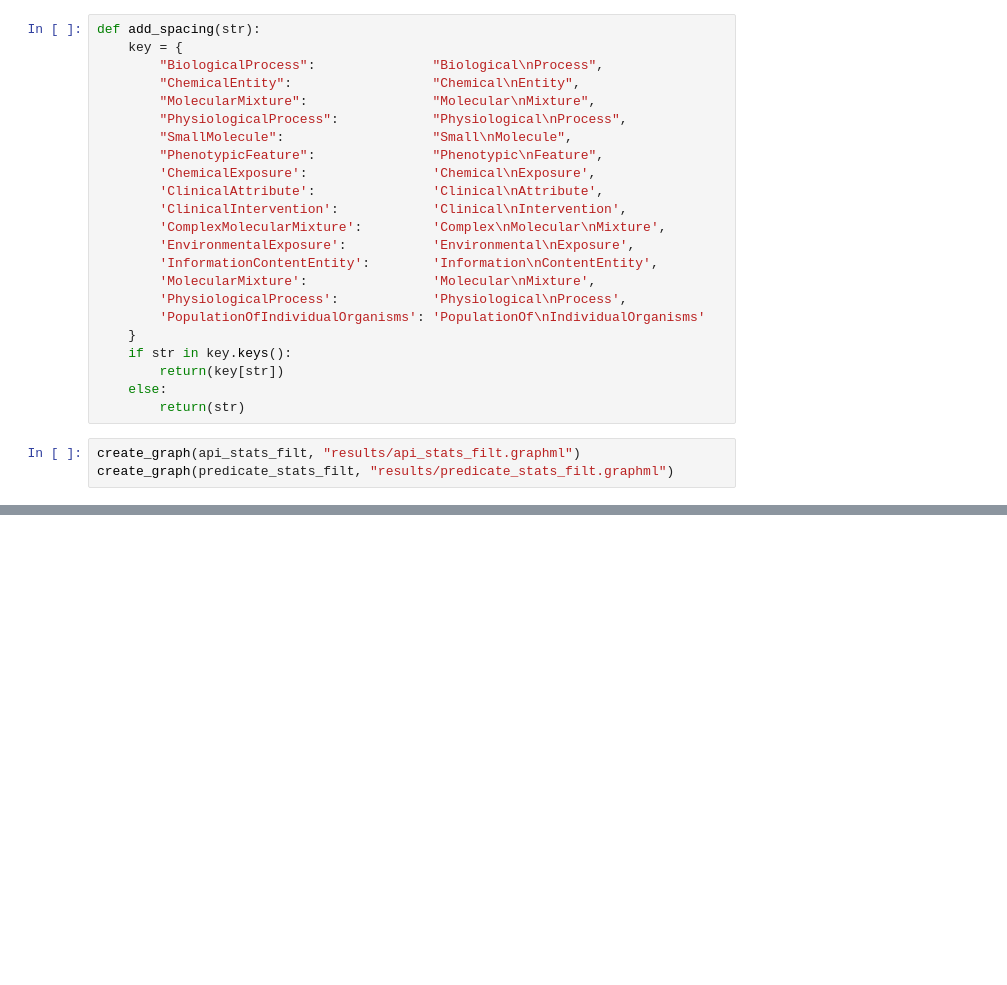
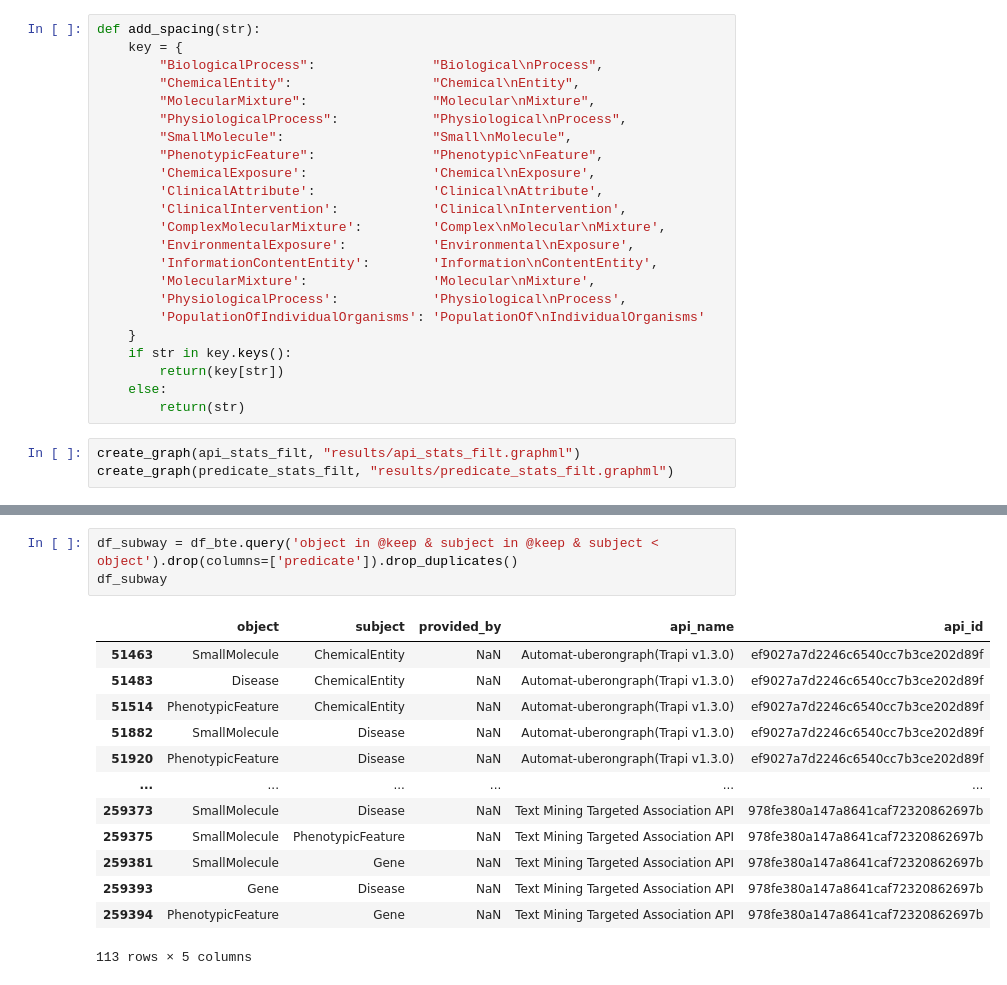
Before and after one commit to andrewsu/BTE_metakg_viz, a Jupyter notebook: bte_metakg_viz.ipynb, the cells around one changed output, grey strips where cells are left out. Cells and saved outputs as stored; diff of their text form; blank space fills up the shorter version.

Commit message:
adding (failed) attempt at subway diagram

```diff
--- a/bte_metakg_viz.ipynb
+++ b/bte_metakg_viz.ipynb
@@ -374,0 +389,17 @@ create_graph(predicate_stats_filt, "results/predicate_stats_filt.graphml")
+# %%
+df_subway = df_bte.query('object in @keep & subject in @keep & subject < object').drop(columns=['predicate']).drop_duplicates()
+df_subway
+# %% [output]
+|  | object | subject | provided_by | api_name | api_id |
+| 51463 | SmallMolecule | ChemicalEntity | NaN | Automat-uberongraph(Trapi v1.3.0) | ef9027a7d2246c6540cc7b3ce202d89f |
+| 51483 | Disease | ChemicalEntity | NaN | Automat-uberongraph(Trapi v1.3.0) | ef9027a7d2246c6540cc7b3ce202d89f |
+| 51514 | PhenotypicFeature | ChemicalEntity | NaN | Automat-uberongraph(Trapi v1.3.0) | ef9027a7d2246c6540cc7b3ce202d89f |
+| 51882 | SmallMolecule | Disease | NaN | Automat-uberongraph(Trapi v1.3.0) | ef9027a7d2246c6540cc7b3ce202d89f |
+| 51920 | PhenotypicFeature | Disease | NaN | Automat-uberongraph(Trapi v1.3.0) | ef9027a7d2246c6540cc7b3ce202d89f |
+| ... | ... | ... | ... | ... | ... |
+| 259373 | SmallMolecule | Disease | NaN | Text Mining Targeted Association API | 978fe380a147a8641caf72320862697b |
+| 259375 | SmallMolecule | PhenotypicFeature | NaN | Text Mining Targeted Association API | 978fe380a147a8641caf72320862697b |
+| 259381 | SmallMolecule | Gene | NaN | Text Mining Targeted Association API | 978fe380a147a8641caf72320862697b |
+| 259393 | Gene | Disease | NaN | Text Mining Targeted Association API | 978fe380a147a8641caf72320862697b |
+| 259394 | PhenotypicFeature | Gene | NaN | Text Mining Targeted Association API | 978fe380a147a8641caf72320862697b |
+113 rows × 5 columns
```
Also changed, not shown: parts of 8 cells of this notebook, 3 other files.
